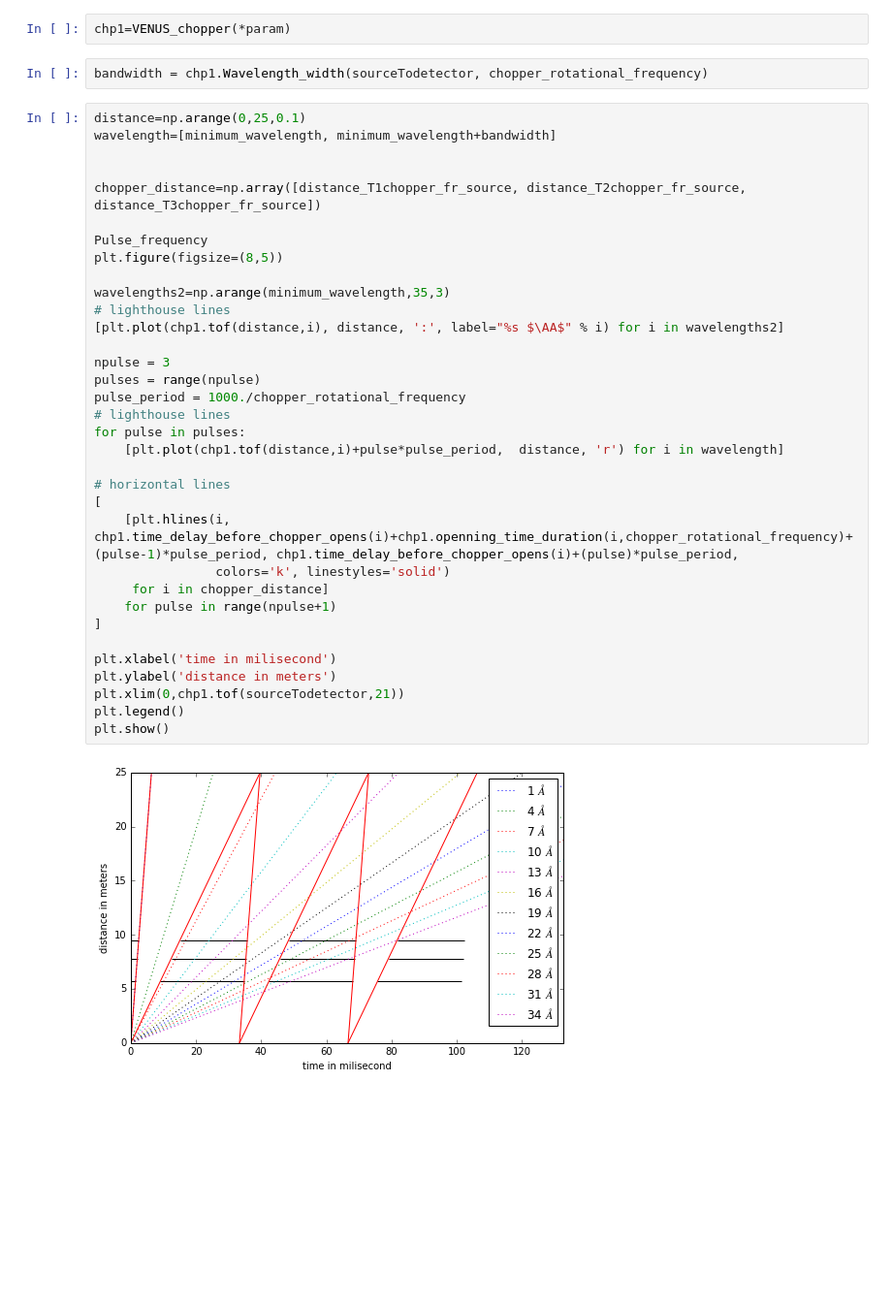
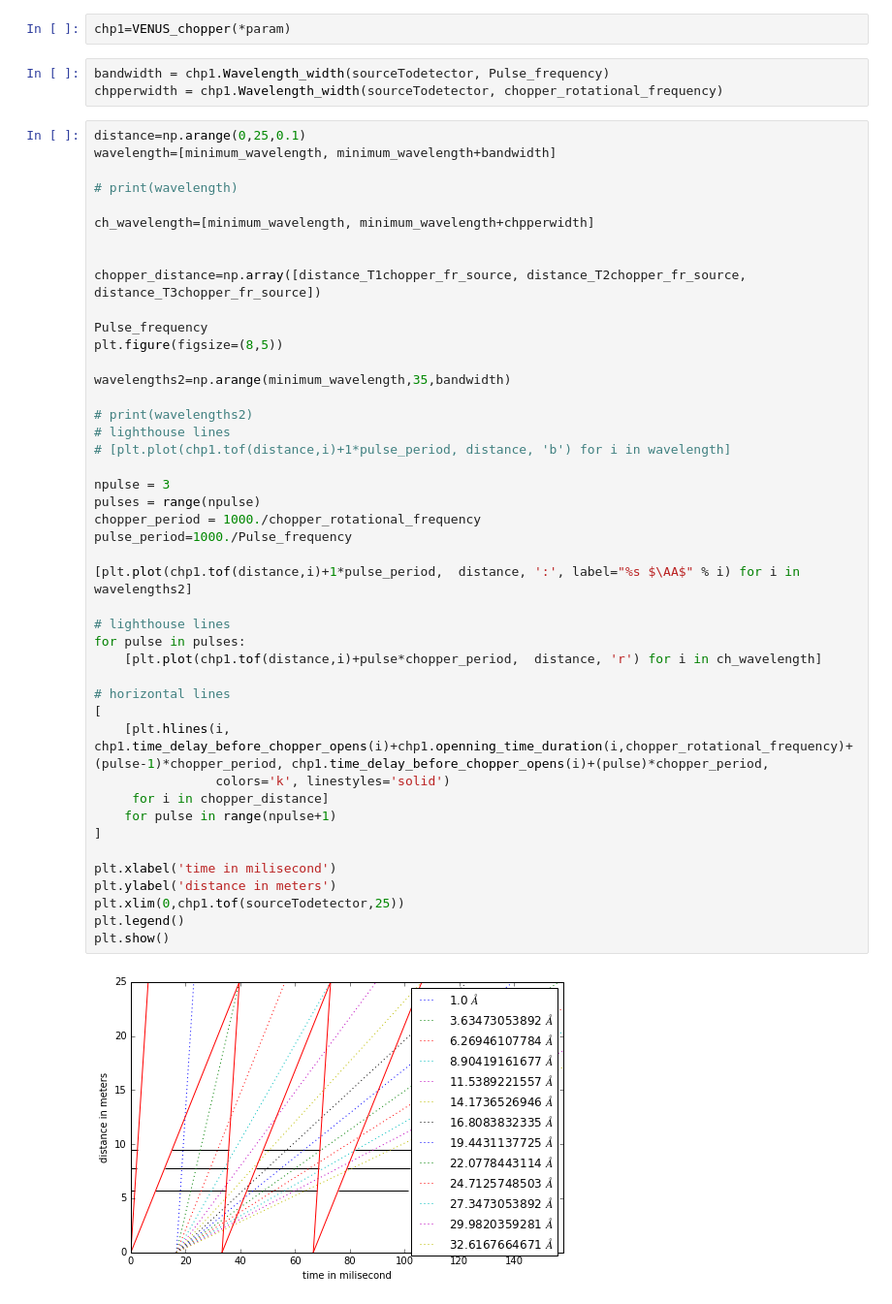
Before and after one commit to ornlneutronimaging/chop, a Jupyter notebook: Time_Distance_DIagram-Fahima.ipynb, the cells around one changed output. Shown at 97% size. Saved outputs shown, nothing was run; the diff lists cells and outputs as text; blank space fills up the shorter version.

Commit message:
pulse skipped

```diff
--- a/Time_Distance_DIagram-Fahima.ipynb
+++ b/Time_Distance_DIagram-Fahima.ipynb
@@ -19,40 +19,51 @@ param=(Pulse_frequency,pulse_width,delay,sourceTodetector,chopper_rotational_fre
 # %%
 chp1=VENUS_chopper(*param)
 # %%
-bandwidth = chp1.Wavelength_width(sourceTodetector, chopper_rotational_frequency)
+bandwidth = chp1.Wavelength_width(sourceTodetector, Pulse_frequency)
+chpperwidth = chp1.Wavelength_width(sourceTodetector, chopper_rotational_frequency)
 # %%
 distance=np.arange(0,25,0.1)
 wavelength=[minimum_wavelength, minimum_wavelength+bandwidth]
+
+# print(wavelength)
+
+ch_wavelength=[minimum_wavelength, minimum_wavelength+chpperwidth]
 
 
 chopper_distance=np.array([distance_T1chopper_fr_source, distance_T2chopper_fr_source, distance_T3chopper_fr_source])
 
 Pulse_frequency
 plt.figure(figsize=(8,5))
 
-wavelengths2=np.arange(minimum_wavelength,35,3)
+wavelengths2=np.arange(minimum_wavelength,35,bandwidth)
+
+# print(wavelengths2)
 # lighthouse lines
-[plt.plot(chp1.tof(distance,i), distance, ':', label="%s $\AA$" % i) for i in wavelengths2]
+# [plt.plot(chp1.tof(distance,i)+1*pulse_period, distance, 'b') for i in wavelength]
 
 npulse = 3
 pulses = range(npulse)
-pulse_period = 1000./chopper_rotational_frequency
+chopper_period = 1000./chopper_rotational_frequency
+pulse_period=1000./Pulse_frequency
+
+[plt.plot(chp1.tof(distance,i)+1*pulse_period,  distance, ':', label="%s $\AA$" % i) for i in wavelengths2]
+
 # lighthouse lines
 for pulse in pulses:
-    [plt.plot(chp1.tof(distance,i)+pulse*pulse_period,  distance, 'r') for i in wavelength]
+    [plt.plot(chp1.tof(distance,i)+pulse*chopper_period,  distance, 'r') for i in ch_wavelength]
 
 # horizontal lines
 [
-    [plt.hlines(i, chp1.time_delay_before_chopper_opens(i)+chp1.openning_time_duration(i,chopper_rotational_frequency)+(pulse-1)*pulse_period, chp1.time_delay_before_chopper_opens(i)+(pulse)*pulse_period,
+    [plt.hlines(i, chp1.time_delay_before_chopper_opens(i)+chp1.openning_time_duration(i,chopper_rotational_frequency)+(pulse-1)*chopper_period, chp1.time_delay_before_chopper_opens(i)+(pulse)*chopper_period,
                 colors='k', linestyles='solid')
      for i in chopper_distance]
     for pulse in range(npulse+1)
 ]
 
 plt.xlabel('time in milisecond')
 plt.ylabel('distance in meters')
-plt.xlim(0,chp1.tof(sourceTodetector,21))
+plt.xlim(0,chp1.tof(sourceTodetector,25))
 plt.legend()
 plt.show()
 # %% [output]
-[figure, old version]
+[figure, new version]
```
